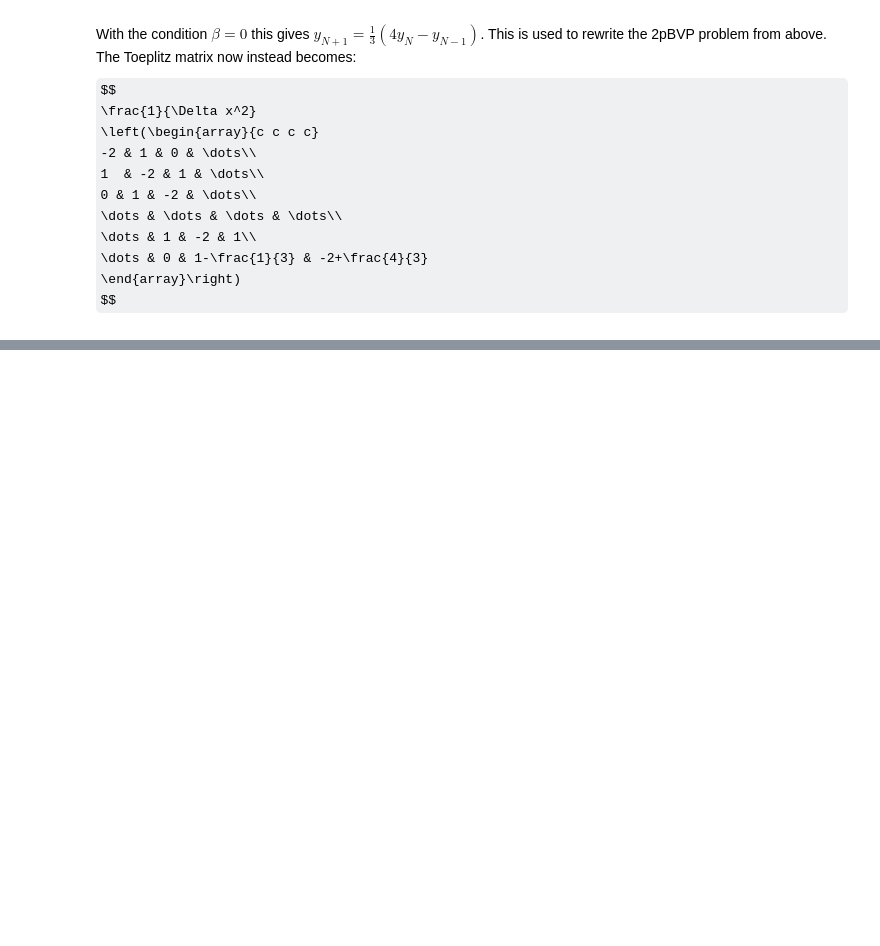
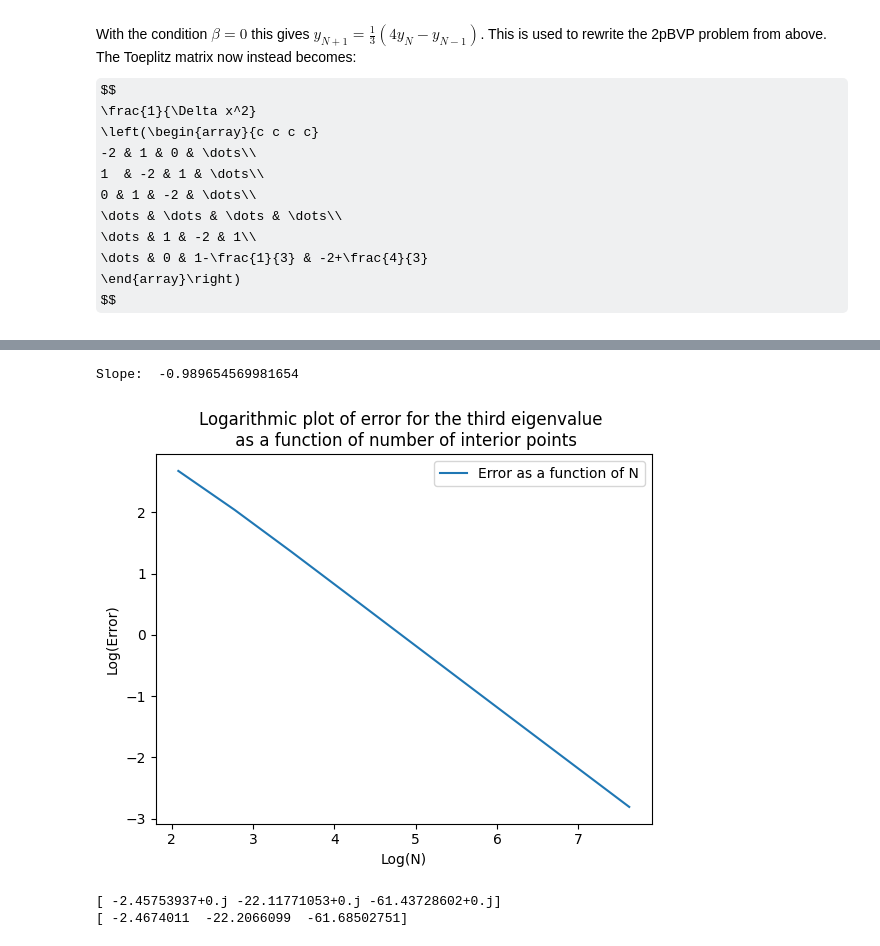
Before and after one commit to william-lundgren/FilipNumMums, a Jupyter notebook: Project2.ipynb, the cells around one changed output, grey strips where cells are left out. Cells and saved outputs as stored; diff of their text form; code cells hidden in the pictures; some formulas as TeX source; blank space fills up the shorter version.

```diff
--- a/Project2.ipynb
+++ b/Project2.ipynb
@@ -333,0 +335,19 @@ print(three_first_eigenvalues)
+# %%
+#Error plot of third eigenvalue
+plt.plot(np.log(Nvec), np.log(eigen_errors[:,2]), label='Error as a function of N')
+plt.title('Logarithmic plot of error for the third eigenvalue \n as a function of number of interior points')
+plt.xlabel('Log(N)')
+plt.ylabel('Log(Error)')
+plt.legend()
+
+print('Slope: ', np.log(eigen_errors[-1,2]/eigen_errors[0,2])/np.log(Nvec[-1]/Nvec[0]))
+# %% [output]
+Slope:  -0.989654569981654
+[figure, added]
+# %%
+val, vec = eigs(Neumann_toeplitz_dim(499), 3, None, None, 'SM')
+print(val)
+print(three_first_eigenvalues)
+# %% [output]
+[ -2.45753937+0.j -22.11771053+0.j -61.43728602+0.j]
+[ -2.4674011  -22.2066099  -61.68502751]
```
Also changed, not shown: parts of 12 cells of this notebook.
